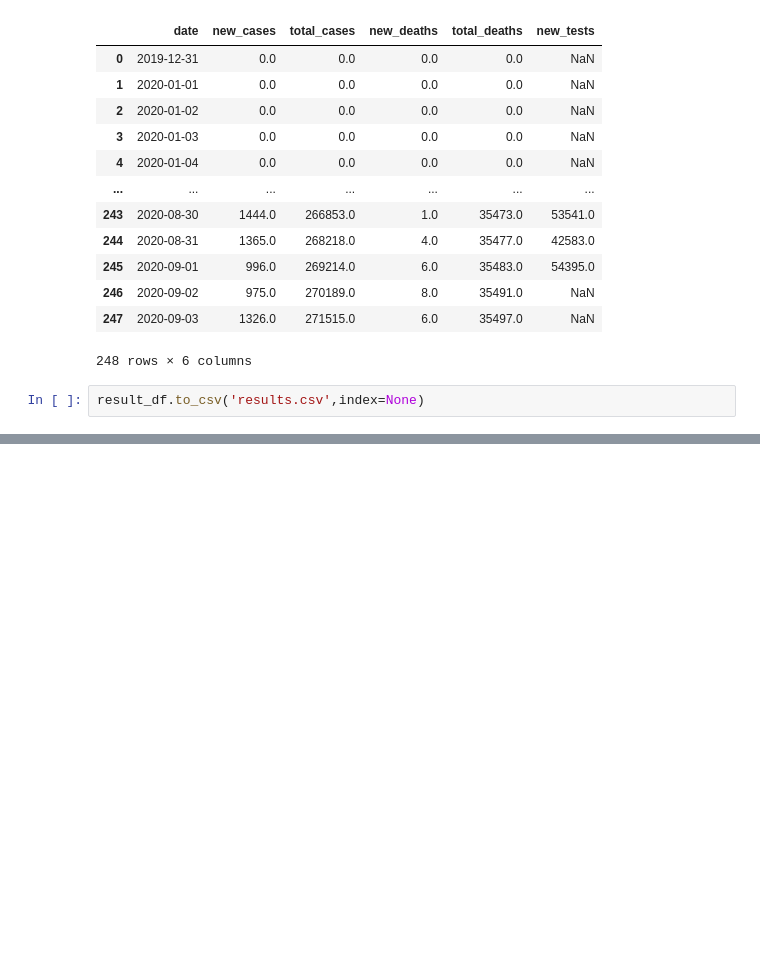
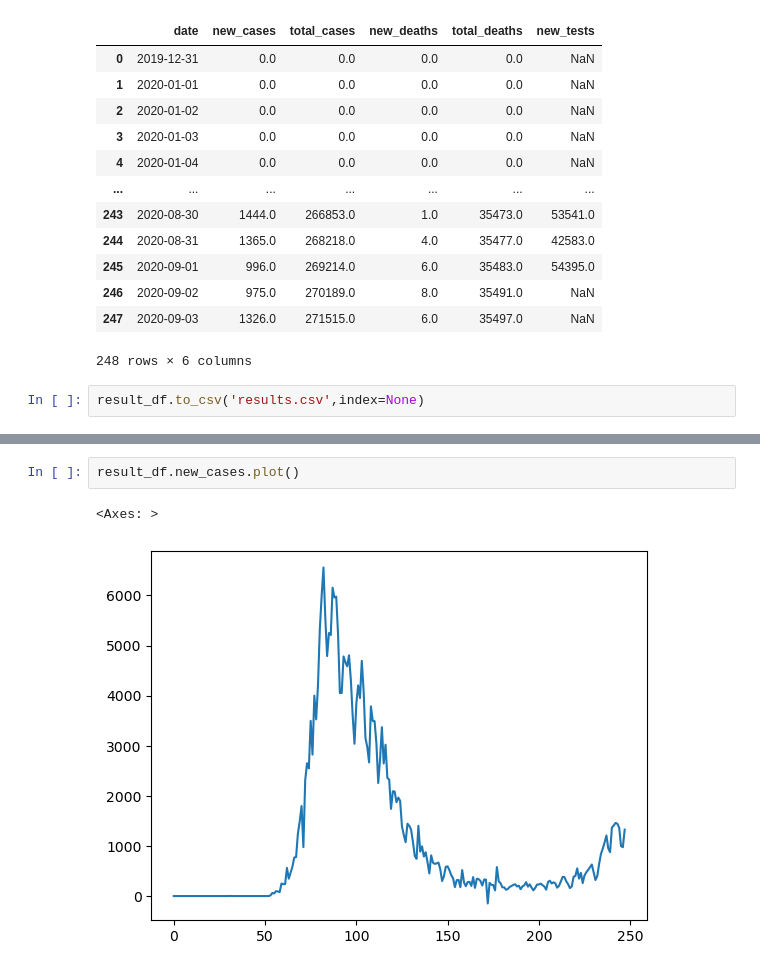
Before and after one commit to IshitaPathak/Data-Analysis, a Jupyter notebook: panda.ipynb, the cells around one changed output, grey strips where cells are left out. Cells and saved outputs as stored; diff of their text form; blank space fills up the shorter version.

Commit message:
plots with pandas

```diff
--- a/panda.ipynb
+++ b/panda.ipynb
@@ -384,0 +394,5 @@ result_df.to_csv('results.csv',index=None)
+# %%
+result_df.new_cases.plot()
+# %% [output]
+<Axes: >
+[figure, added]
```
Also changed, not shown: parts of 8 cells of this notebook.
